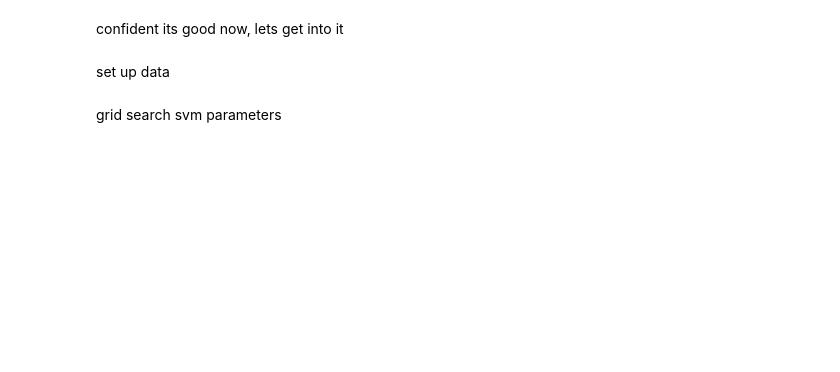
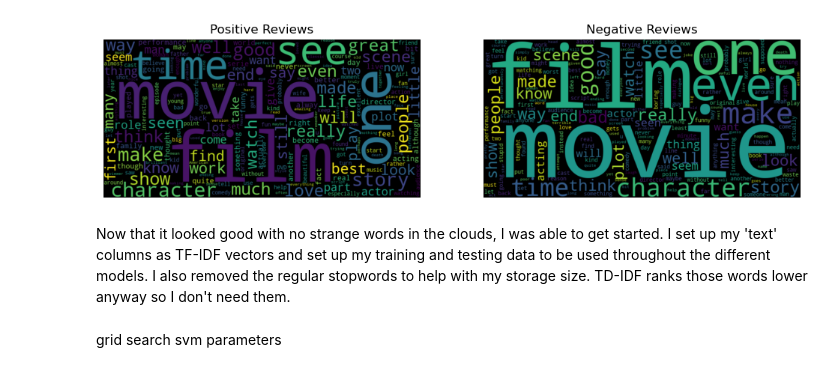
Before and after one commit to HaoleHawaiian/Text-Classification, a Jupyter notebook: IMDB Review Classification.ipynb, the cells around one changed output. Saved outputs shown, nothing was run; the diff lists cells and outputs as text; code cells hidden in the pictures; blank space fills up the shorter version.

```diff
--- a/IMDB Review Classification.ipynb
+++ b/IMDB Review Classification.ipynb
@@ -96,21 +173,23 @@ redo the wordcloud
 # %%
-# positive_reviews = ' '.join(train_data[train_data['label'] == 1]['text'])
-# negative_reviews = ' '.join(train_data[train_data['label'] == 0]['text'])
+positive_reviews = ' '.join(train_data[train_data['label'] == 1]['text'])
+negative_reviews = ' '.join(train_data[train_data['label'] == 0]['text'])
 
-# wordcloud_positive = WordCloud(width=800, height=400).generate(positive_reviews)
-# wordcloud_negative = WordCloud(width=800, height=400).generate(negative_reviews)
+wordcloud_positive = WordCloud(width=800, height=400).generate(positive_reviews)
+wordcloud_negative = WordCloud(width=800, height=400).generate(negative_reviews)
 
-# plt.figure(figsize=(12, 6))
-# plt.subplot(1, 2, 1)
-# plt.imshow(wordcloud_positive, interpolation='bilinear')
-# plt.axis('off')
-# plt.title('Positive Reviews')
+plt.figure(figsize=(12, 6))
+plt.subplot(1, 2, 1)
+plt.imshow(wordcloud_positive, interpolation='bilinear')
+plt.axis('off')
+plt.title('Positive Reviews')
 
-# plt.subplot(1, 2, 2)
-# plt.imshow(wordcloud_negative, interpolation='bilinear')
-# plt.axis('off')
-# plt.title('Negative Reviews')
+plt.subplot(1, 2, 2)
+plt.imshow(wordcloud_negative, interpolation='bilinear')
+plt.axis('off')
+plt.title('Negative Reviews')
 
-# plt.show()
+plt.show()
+# %% [output]
+[figure, added]
 # %% [markdown]
-confident its good now, lets get into it
+Now that it looked good with no strange words in the clouds, I was able to get started. I set up my 'text' columns as TF-IDF vectors and set up my training and testing data to be used throughout the different models. I also removed the regular stopwords to help with my storage size. TD-IDF ranks those words lower anyway so I don't need them.
@@ -121,3 +196 @@ from sklearn.metrics import classification_report, accuracy_score
-# %% [markdown]
-set up data
 # %%
```
Also changed, not shown: parts of 28 cells of this notebook.
